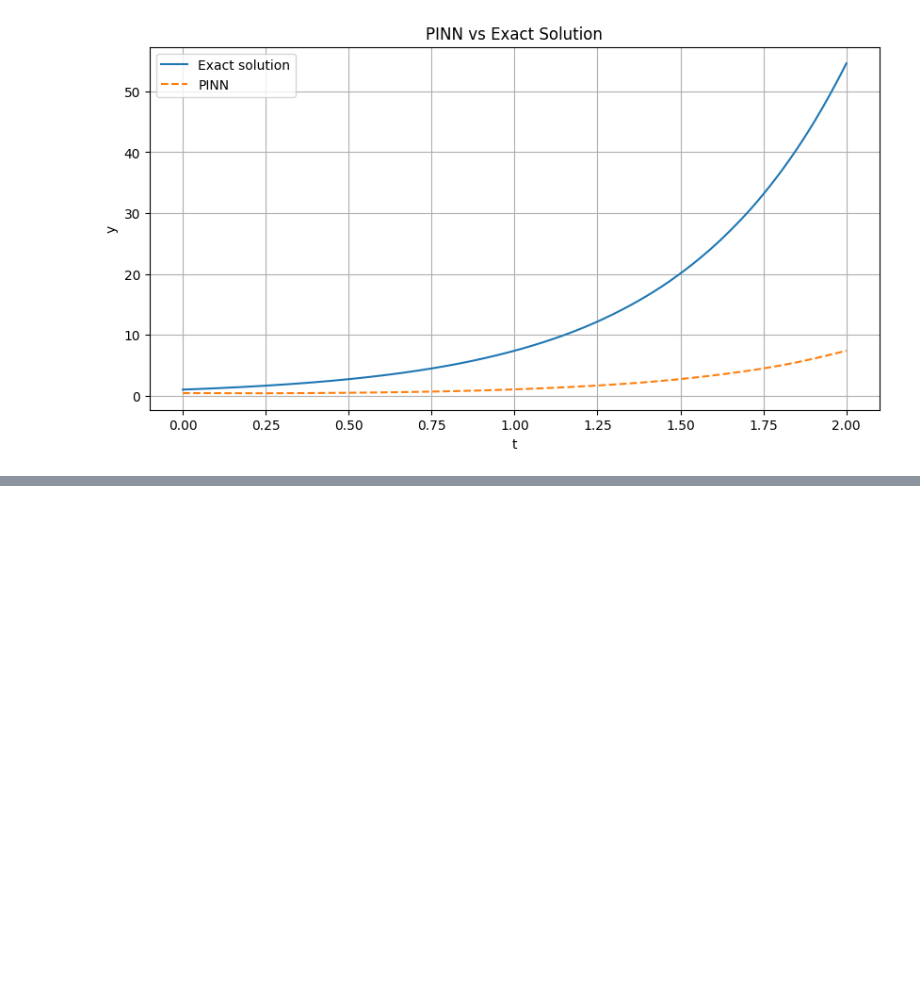
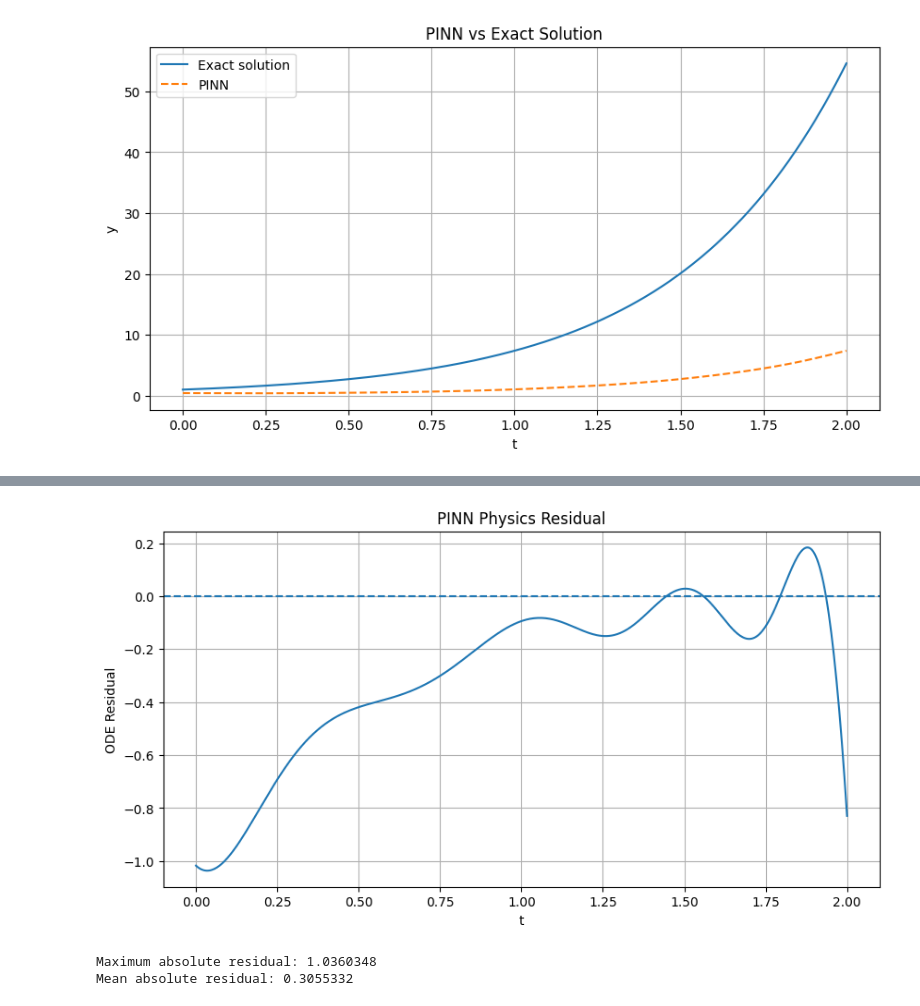
Before and after one commit to AnirbansarkarS/PINN-Research-notebooks, a Jupyter notebook: Notebook 04 — Your First Physics-Informed Neural Network.ipynb, the cells around one changed output, grey strips where cells are left out. Cells and saved outputs as stored; diff of their text form; code cells hidden in the pictures; blank space fills up the shorter version.

```diff
--- a/Notebook 04 — Your First Physics-Informed Neural Network.ipynb
+++ b/Notebook 04 — Your First Physics-Informed Neural Network.ipynb
@@ -561,0 +593,49 @@ plt.show()
+# %%
+t_physics = torch.linspace(
+    0,
+    2,
+    500
+).reshape(-1, 1)
+
+t_physics.requires_grad_(True)
+
+residual = physics_residual(
+    model,
+    t_physics
+)
+
+residual_np = residual.detach().numpy().flatten()
+
+plt.figure(figsize=(10, 5))
+
+plt.plot(
+    t_physics.detach().numpy().flatten(),
+    residual_np
+)
+
+plt.axhline(
+    0,
+    linestyle="--"
+)
+
+plt.xlabel("t")
+plt.ylabel("ODE Residual")
+plt.title("PINN Physics Residual")
+plt.grid(True)
+
+plt.show()
+# %% [output]
+[figure, added]
+# %%
+print(
+    "Maximum absolute residual:",
+    np.max(np.abs(residual_np))
+)
+
+print(
+    "Mean absolute residual:",
+    np.mean(np.abs(residual_np))
+)
+# %% [output]
+Maximum absolute residual: 1.0360348
+Mean absolute residual: 0.3055332
```
Also changed, not shown: parts of 13 cells of this notebook.
